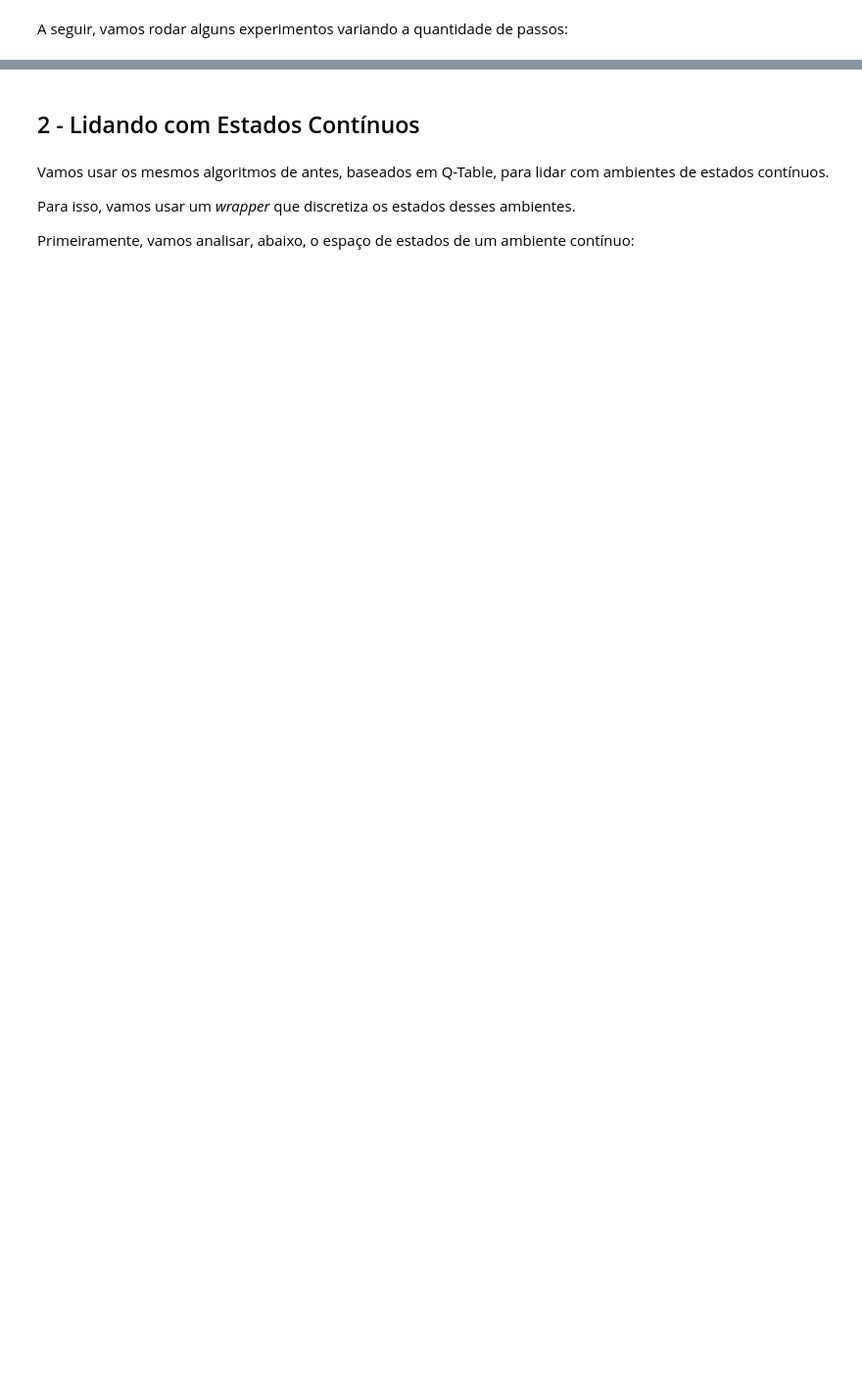
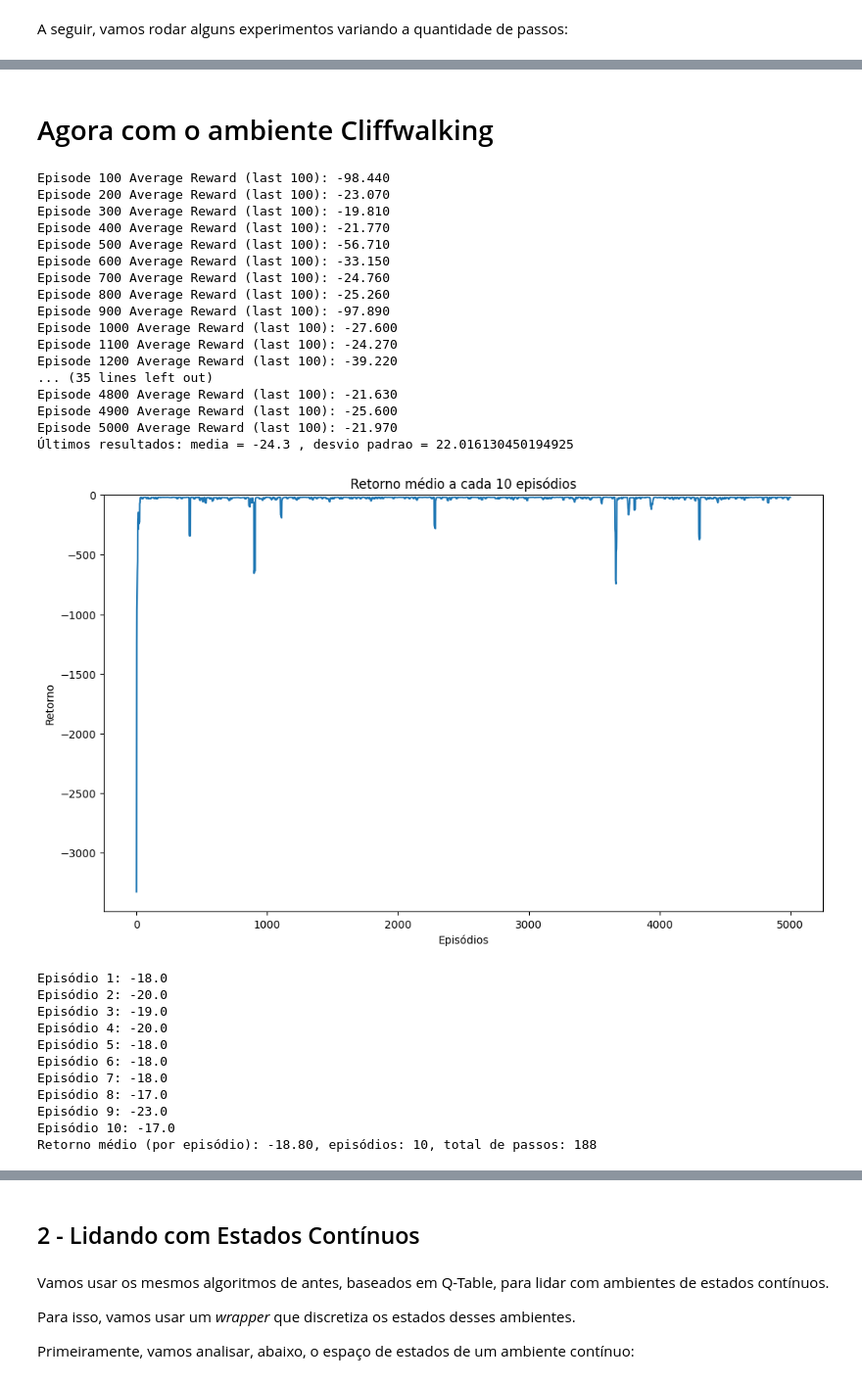
Before and after one commit to Casalbe/TD_nstep_off_policy, a Jupyter notebook: TD_nstep_off_policy.ipynb, the cells around one changed output, grey strips where cells are left out. Shown at 98% size. Drawn from its saved outputs; the diff is of its cells as text; code cells hidden in the pictures; blank space fills up the shorter version.

```diff
--- a/TD_nstep_off_policy.ipynb
+++ b/TD_nstep_off_policy.ipynb
@@ -264,0 +265,53 @@ plot_multiple_results(results1, window=30, x_log_scale=True)
+# %% [markdown]
+# Agora com o ambiente Cliffwalking
+# %%
+import numpy as np
+
+ENV_NAME, r_max = "CliffWalking-v0", 0
+
+env = gym.make(ENV_NAME)
+
+EPISODES = 5_000
+LR = 0.1
+GAMMA = 0.95
+EPSILON = 0.1
+NSTEPS = 5
+
+# Roda o algoritmo "n-step TD" no ambiente CliffWalking
+rewards1, qtable1 = run_nstep_td(env, EPISODES, NSTEPS, LR, GAMMA, EPSILON, verbose=True)
+print("Últimos resultados: media =", np.mean(rewards1[-20:]), ", desvio padrao =", np.std(rewards1[-20:]))
+# Mostra um gráfico de episódios x retornos não descontados
+plot_result(rewards1, r_max, None)
+evaluate_qtable_policy(env, qtable1, 10, epsilon=0.1, verbose=True);
+record_video_qtable(ENV_NAME, qtable1, episodes=3, folder='videos/', prefix='nstep-td-cliffwalking')
+display_videos_from_path('./videos', prefix='nstep-td-cliffwalking')
+# %% [output]
+Episode 100 Average Reward (last 100): -98.440
+Episode 200 Average Reward (last 100): -23.070
+Episode 300 Average Reward (last 100): -19.810
+Episode 400 Average Reward (last 100): -21.770
+Episode 500 Average Reward (last 100): -56.710
+Episode 600 Average Reward (last 100): -33.150
+Episode 700 Average Reward (last 100): -24.760
+Episode 800 Average Reward (last 100): -25.260
+Episode 900 Average Reward (last 100): -97.890
+Episode 1000 Average Reward (last 100): -27.600
+Episode 1100 Average Reward (last 100): -24.270
+Episode 1200 Average Reward (last 100): -39.220
+... (35 lines left out)
+Episode 4800 Average Reward (last 100): -21.630
+Episode 4900 Average Reward (last 100): -25.600
+Episode 5000 Average Reward (last 100): -21.970
+Últimos resultados: media = -24.3 , desvio padrao = 22.016130450194925
+[figure, added]
+Episódio 1: -18.0
+Episódio 2: -20.0
+Episódio 3: -19.0
+Episódio 4: -20.0
+Episódio 5: -18.0
+Episódio 6: -18.0
+Episódio 7: -18.0
+Episódio 8: -17.0
+Episódio 9: -23.0
+Episódio 10: -17.0
+Retorno médio (por episódio): -18.80, episódios: 10, total de passos: 188
```
Also changed, not shown: parts of 20 cells of this notebook, 1 other file.
